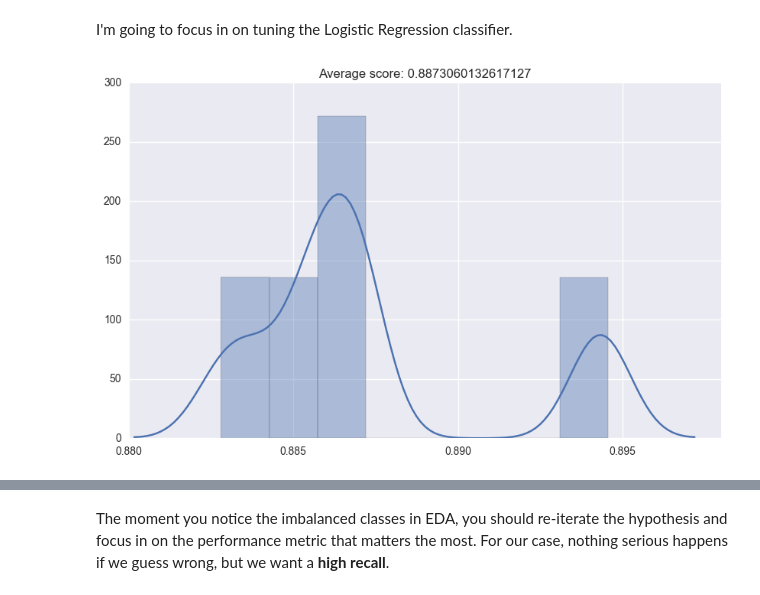
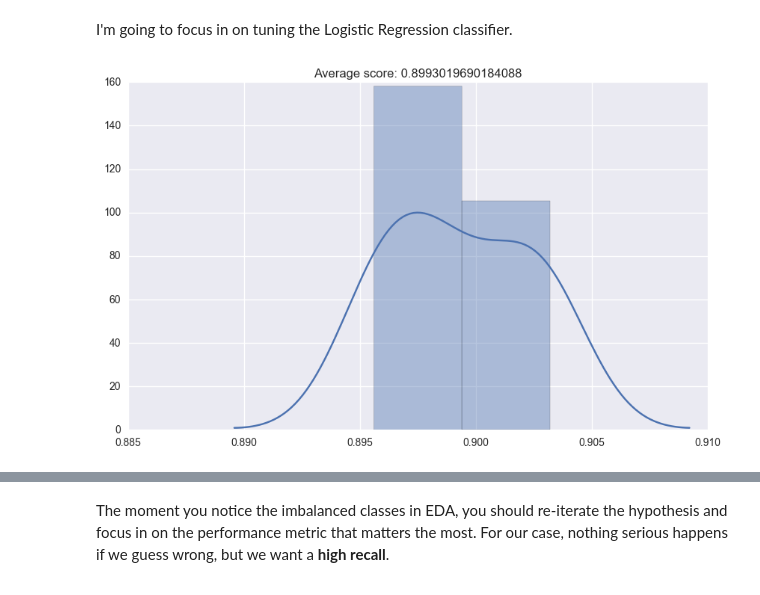
Before and after one commit to k2datascience/classification-example, a Jupyter notebook: 3-Modeling-Tuning.ipynb, the cells around one changed output, grey strips where cells are left out. Drawn from its saved outputs; the diff is of its cells as text; code cells hidden in the pictures.

```diff
--- a/3-Modeling-Tuning.ipynb
+++ b/3-Modeling-Tuning.ipynb
@@ -48,0 +55,33 @@ X_test_std = stdsc.transform(X_test)
+# %%
+# Set numerical and categorial
+num_attribs = ['age', 'campaign', 'pdays', 'previous', 'emp.var.rate', 'cons.price.idx',
+           'cons.conf.idx', 'euribor3m', 'nr.employed']
+
+cat_attribs = list(set(num_attribs).symmetric_difference(bank.columns))
+# %%
+# Create a class to select numerical or categorical columns
+class DataFrameSelector(BaseEstimator, TransformerMixin):
+    def __init__(self, attribute_names):
+        self.attribute_names = attribute_names
+    def fit(self, X, y=None):
+        return self
+    def transform(self, X):
+        return X[self.attribute_names].values
+# %%
+# Issue with sklearn
+num_pipeline = Pipeline([
+        ('selector', DataFrameSelector(num_attribs)),
+        ('std_scaler', StandardScaler()),
+    ])
+
+cat_pipeline = Pipeline([
+        ('selector', DataFrameSelector(cat_attribs)),
+    ])
+
+full_pipeline = FeatureUnion(transformer_list=[
+        ("num_pipeline", num_pipeline),
+        ("cat_pipeline", cat_pipeline),
+    ])
+# %%
+bank_prepared = full_pipeline.fit_transform(bank)
+bank_prepared
@@ -156,11 +169,10 @@ I'm going to focus in on tuning the Logistic Regression classifier.
 # %%
 # cross_val_score returns a list of the scores, which we can visualize
 # to get a reasonable estimate of our classifier's performance
-X_train, X_test, y_train, y_test = train_test_split(X, y, test_size=0.3, random_state=0)
-cv_scores = cross_val_score(LogisticRegression(), X_train, y_train, cv=10)
+cv_scores = cross_val_score(LogisticRegression(), bank_prepared, bank_labels, cv=10)
 sns.distplot(cv_scores)
 plt.title('Average score: {}'.format(np.mean(cv_scores)));
 # %% [output]
-[figure, old version]
+[figure, new version]
 # %%
 # Use the learning curve to check for overfitting
```
Also changed, not shown: parts of 30 cells of this notebook, 7 other files.
